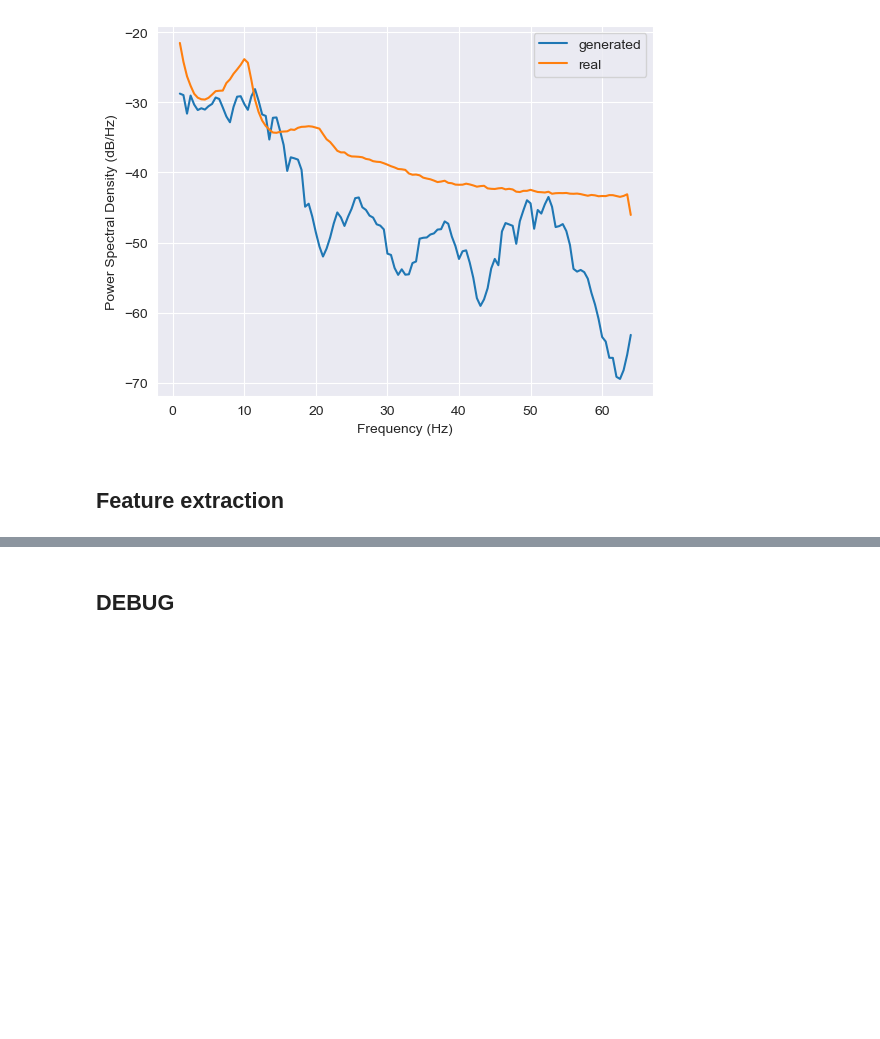
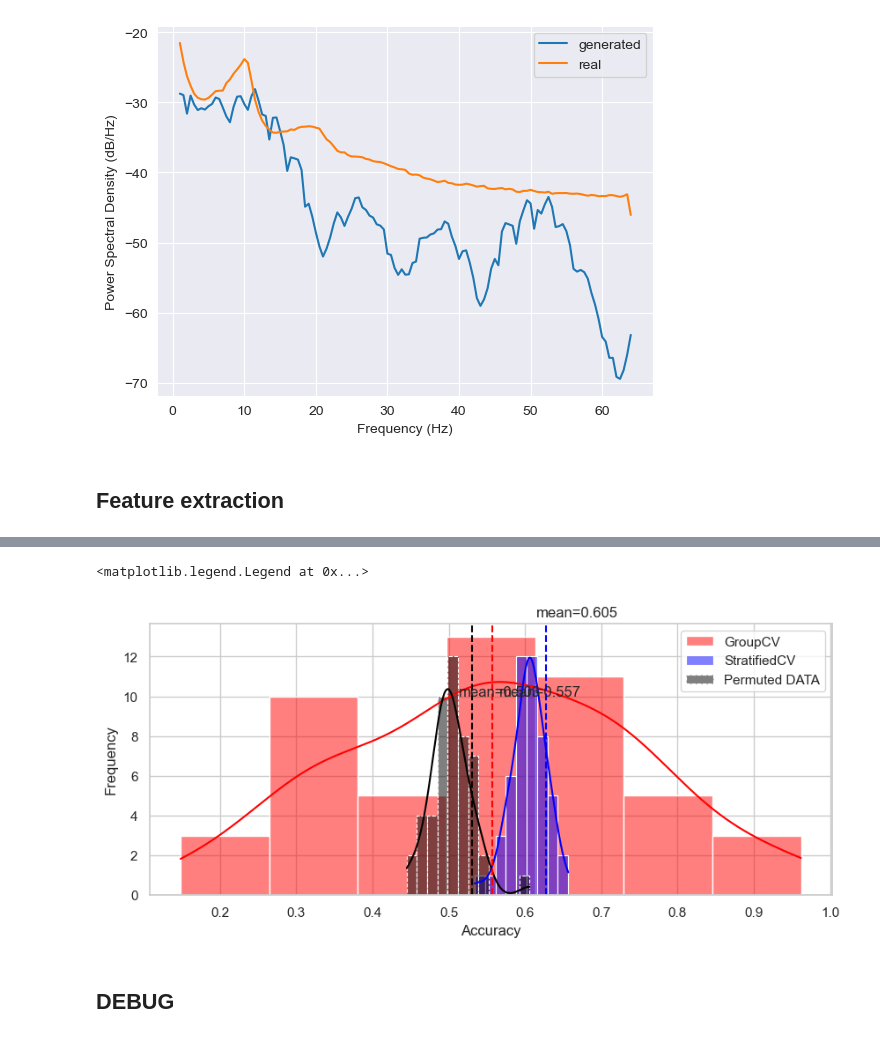
Before and after one commit to Yeganehfrh/EEGModalNet, a Jupyter notebook: notebooks/Debug.ipynb, the cells around one changed output, grey strips where cells are left out. Saved outputs shown, nothing was run; the diff lists cells and outputs as text; code cells hidden in the pictures; blank space fills up the shorter version.

```diff
--- a/notebooks/Debug.ipynb
+++ b/notebooks/Debug.ipynb
@@ -294,0 +360,13 @@ model.load_weights('tmp/keras_models/wgan_gp_with_sub_layer.model.keras')
+# %%
+cv_g = GroupShuffleSplit(n_splits=50, test_size=0.2)
+cv_s = StratifiedShuffleSplit(n_splits=50, test_size=0.2)
+
+pipe = Pipeline(steps=[
+    ('zerovar', VarianceThreshold(threshold=0.0)),
+    ('scale', StandardScaler()),
+    ('clf', SVC(max_iter=1000000, kernel='linear', class_weight='balanced')),
+])
+
+scores_g = cross_val_score(pipe, features, labels, cv=cv_g, groups=sub_ids, n_jobs=-1)
+# scores_s = cross_val_score(pipe, features, labels, cv=cv_s, groups=sub_ids, n_jobs=-1)
+print(f'Accuracy: {np.array(scores_g).mean() * 100:.2f}%', f'±{np.array(scores_g).std() * 100:.2f}%')
@@ -295,3 +392,30 @@ model.load_weights('tmp/keras_models/wgan_gp_with_sub_layer.model.keras')
+# %%
+# shuffle the labels for permutation test
+np.random.shuffle(labels)
+scores_sh = cross_val_score(pipe, features, labels, cv=cv_g, groups=sub_ids, n_jobs=-1)
+# %%
+# visualizations
+import seaborn as sns
+sns.set(style='whitegrid')
+
+plt.figure(figsize=(10, 4))
+sns.histplot(scores_g, kde=True, legend=True, color='red', label='GroupCV')
+sns.histplot(scores_s, kde=True, legend=True, color='blue', label='StratifiedCV')
+sns.histplot(scores_sh, kde=True, legend=True, color='black', label='Permuted DATA', linestyle='--')
+# Add mean and std to the plot
+plt.axvline(np.array(scores_g).mean(), color='red', linestyle='--')
+plt.axvline(np.array(scores_s).mean() + np.array(scores_s).std(), color='blue', linestyle='--')
+plt.axvline(np.array(scores_sh).mean() + np.array(scores_sh).std(), color='black', linestyle='--')
+# add text mean
+plt.text(np.array(scores_g).mean() + 0.01, 10, f'mean={np.array(scores_g).mean():.3f}', fontsize=12)
+plt.text(np.array(scores_s).mean() + 0.01, 14, f'mean={np.array(scores_s).mean():.3f}', fontsize=12)
+plt.text(np.array(scores_sh).mean() + 0.01, 10, f'mean={np.array(scores_sh).mean():.3f}', fontsize=12)
+plt.xlabel('Accuracy')
+plt.ylabel('Frequency')
+plt.legend()
+# %% [output]
+<matplotlib.legend.Legend at 0x...>
+[figure, added]
 # %% [markdown]
 ## DEBUG
 # %%
```
Also changed, not shown: parts of 5 cells of this notebook.
